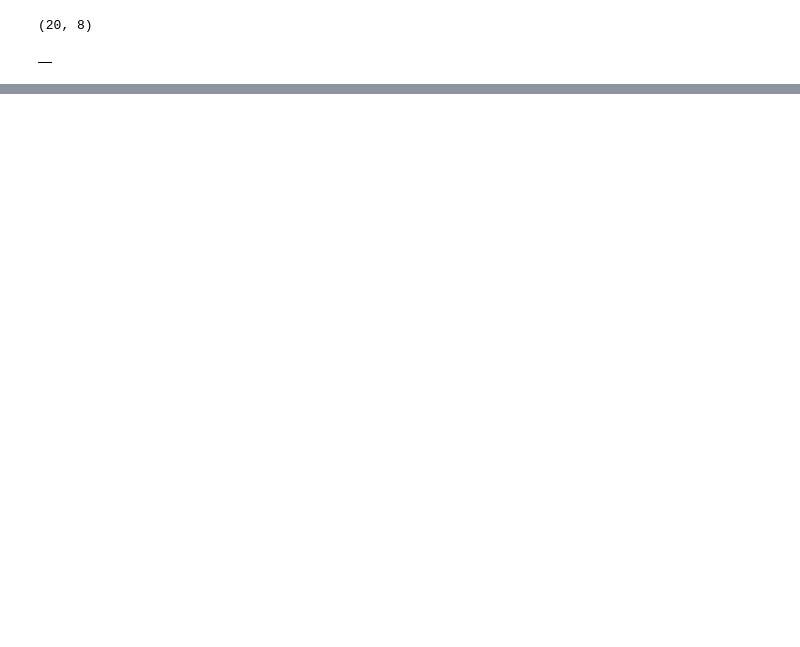
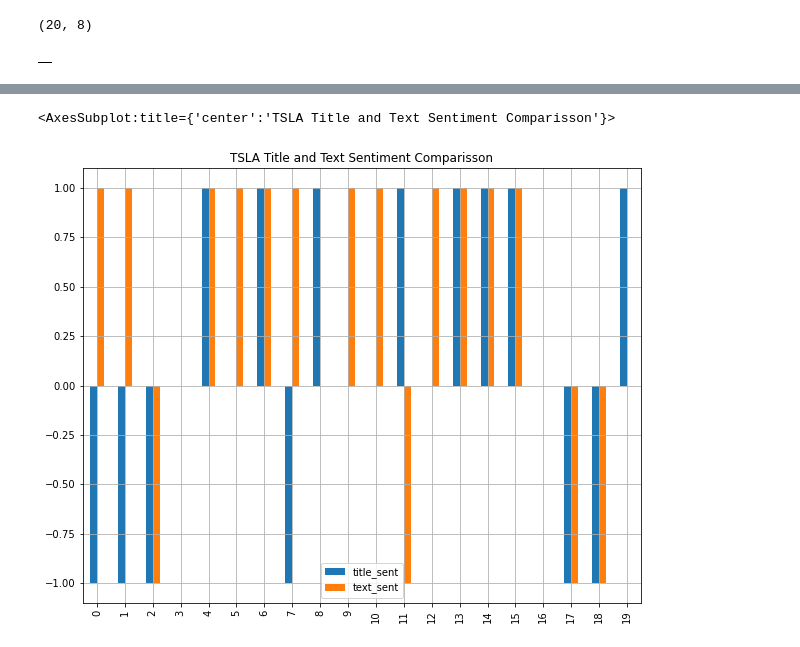
Before and after one commit to estevancersa/DEEGA-ETF, a Jupyter notebook: Code/StockNews.ipynb, the cells around one changed output, grey strips where cells are left out. Cells and saved outputs as stored; diff of their text form; code cells hidden in the pictures; blank space fills up the shorter version.

Commit message:
Sentiments for selected tickers in date range for Groups 2&3

```diff
--- a/Code/StockNews.ipynb
+++ b/Code/StockNews.ipynb
@@ -307,0 +310,11 @@ ticker_df.head()
+# %%
+# Fetch news about the TSLA stocks in 2021 in English
+TSLA_news_en = newsapi.get_everything(
+    q="TSLA",
+    from_param='2021-03-24',
+    to='2021-04-03',
+    language="en"
+)
+
+# Show the total number of news
+TSLA_news_en["totalResults"]
@@ -307,0 +363,4 @@ ticker_df.head()
+# %%
+ # Creating a DataFrame with all the stocks news
+TSLA_df = create_df(TSLA_news_en["articles"])
+TSLA_df.head()
@@ -307,0 +374,13 @@ ticker_df.head()
+# %%
+# Sentiment calculation based on compound score
+def get_sentiment(score):
+    """
+    Calculates the sentiment based on the compound score.
+    """
+    result = 0  # Neutral by default
+    if score >= 0.05:  # Positive
+        result = 1
+    elif score <= -0.05:  # Negative
+        result = -1
+
+    return result
@@ -307,0 +437,12 @@ ticker_df.head()
+# %%
+# Analyzing Sentiment Results via Plot
+TSLA_sent_df.plot(
+    y=["title_sent", "text_sent"],
+    kind="bar",
+    title="TSLA Title and Text Sentiment Comparisson",
+    figsize=(10, 8),
+    grid=True,
+)
+# %% [output]
+<AxesSubplot:title={'center':'TSLA Title and Text Sentiment Comparisson'}>
+[figure, added]
```
Also changed, not shown: parts of 115 cells of this notebook, 2 other files.
